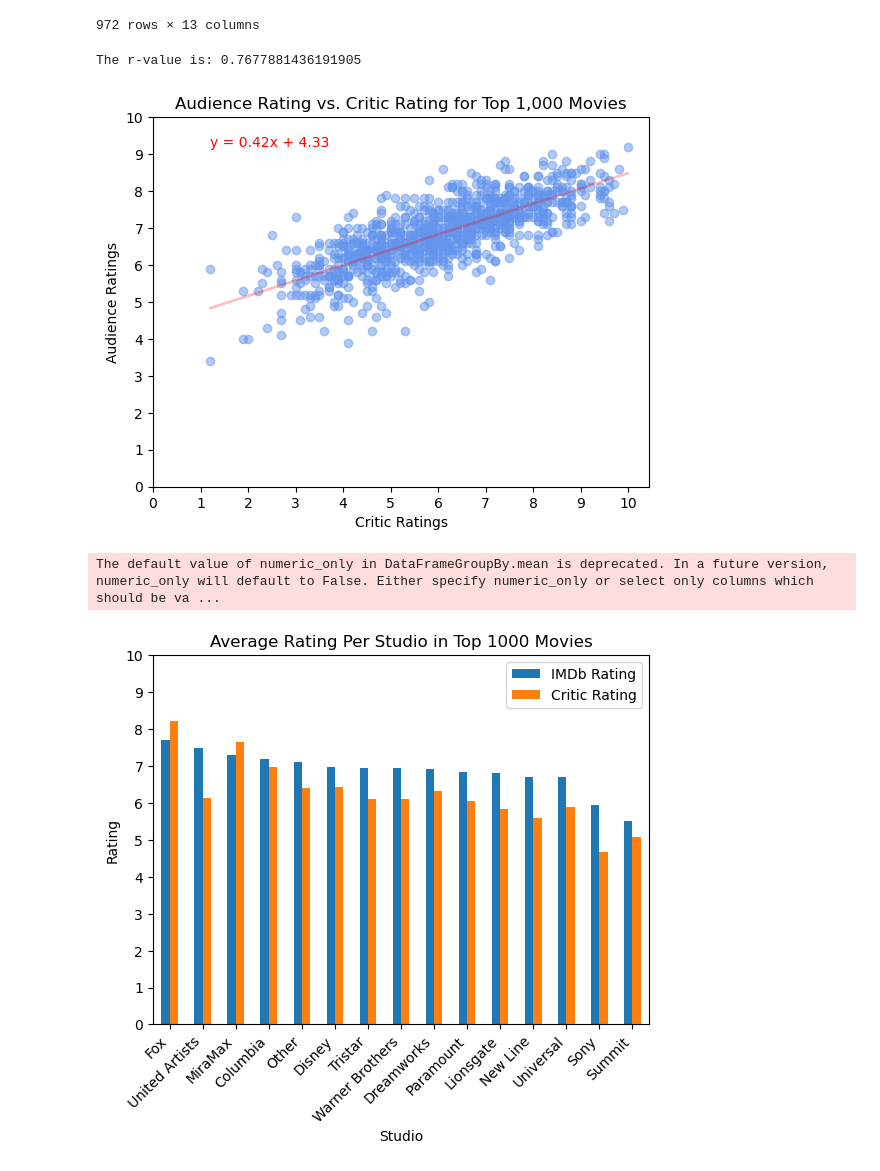
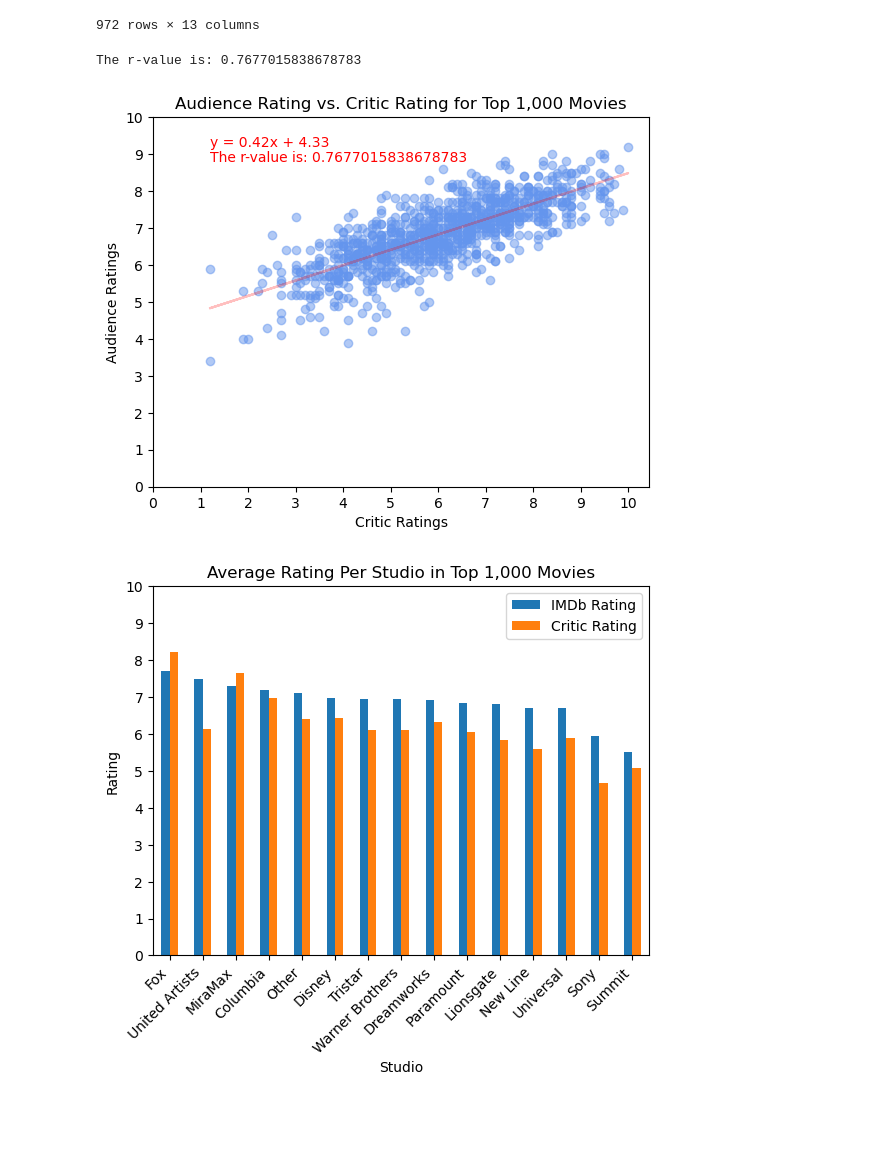
Before and after one commit to jnh17331/project1, a Jupyter notebook: main.ipynb, the cells around one changed output. Cells and saved outputs as stored; diff of their text form; code cells hidden in the pictures; blank space fills up the shorter version.

```diff
--- a/main.ipynb
+++ b/main.ipynb
@@ -280,43 +299,47 @@ total_movie_df
 # %%
 # Drops any NA values in the ratings colums so we can plot it better
 total_movie_df = total_movie_df.dropna(subset=['Critic Rating', 'IMDb Rating'])
 
 # Scatter plot for each movie
 scatter = plt.scatter(x=total_movie_df['Critic Rating'], y=total_movie_df['IMDb Rating'], c='cornflowerblue', alpha=.5)
 
 # Creates a title and axes titles for the graph
 plt.title('Audience Rating vs. Critic Rating for Top 1,000 Movies')
 plt.xlabel('Critic Ratings')
 plt.ylabel('Audience Ratings')
 
 # Creates the regression line and plots it along with the r-value
 (slope, intercept, rvalue, pvalue, stderr) = linregress(total_movie_df['Critic Rating'], total_movie_df['IMDb Rating'])
 regress_line = slope * total_movie_df['Critic Rating'] + intercept
 linregress_equation = "y = " + str(round(slope,2)) + "x + " + str(round(intercept,2))
 
+# Puts our linregress, and text on the graph
 plt.plot(total_movie_df['Critic Rating'], regress_line, color='r', alpha=.25)
 plt.text(total_movie_df['Critic Rating'].min(), total_movie_df['IMDb Rating'].max(), linregress_equation, color='red',)
+plt.text(total_movie_df['Critic Rating'].min(), total_movie_df['IMDb Rating'].max() -0.4, f"The r-value is: {rvalue}", color='red')
 
 print(f"The r-value is: {rvalue}")
 
 # Sets the limit on the x and y axis
 plt.xticks(range(0,11))
 plt.yticks(range(0,11))
 
+plt.savefig("Resources/Fig11.png")
+
 plt.show()
 # %% [output]
-The r-value is: 0.7677881436191905
+The r-value is: 0.7677015838678783
-[figure, old version]
+[figure, new version]
 # %%
 # Groups the movies by studio and gets the average rating per studio
-studio_group_df = total_movie_df.groupby('Studio').mean()
+studio_group_df = total_movie_df.groupby('Studio')['IMDb Rating', 'Critic Rating'].mean()
 sorted_studio_group_df = studio_group_df.sort_values(by='IMDb Rating', ascending=False)
 
 # Bar graph for each studio and rating
 sorted_studio_group_df.plot(kind='bar', align='center')
 
 # Adds axis titles and graph title
-plt.title('Average Rating Per Studio in Top 1000 Movies')
+plt.title('Average Rating Per Studio in Top 1,000 Movies')
 plt.xlabel('Studio')
 plt.ylabel('Rating')
 
@@ -324,7 +347,9 @@ plt.ylabel('Rating')
 plt.yticks(range(0,11))
 plt.xticks(rotation=45, ha='right')
 
+plt.savefig("Resources/Fig10.png")
+
+#sorted_studio_group_df
 plt.show()
 # %% [output]
-The default value of numeric_only in DataFrameGroupBy.mean is deprecated. In a future version, numeric_only will default to False. Either specify numeric_only or select only columns which should be va ...
-[figure, old version]
+[figure, new version]
```
Also changed, not shown: parts of 13 cells of this notebook, 14 other files.
